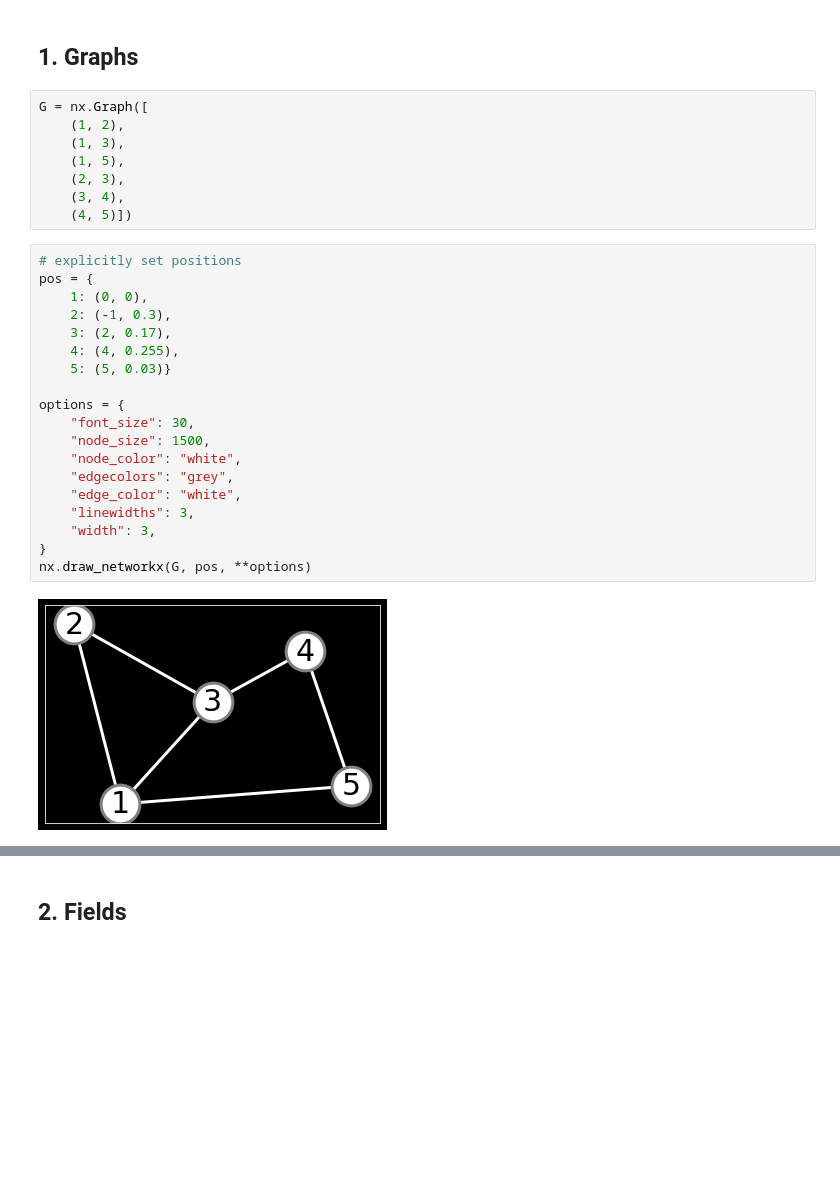
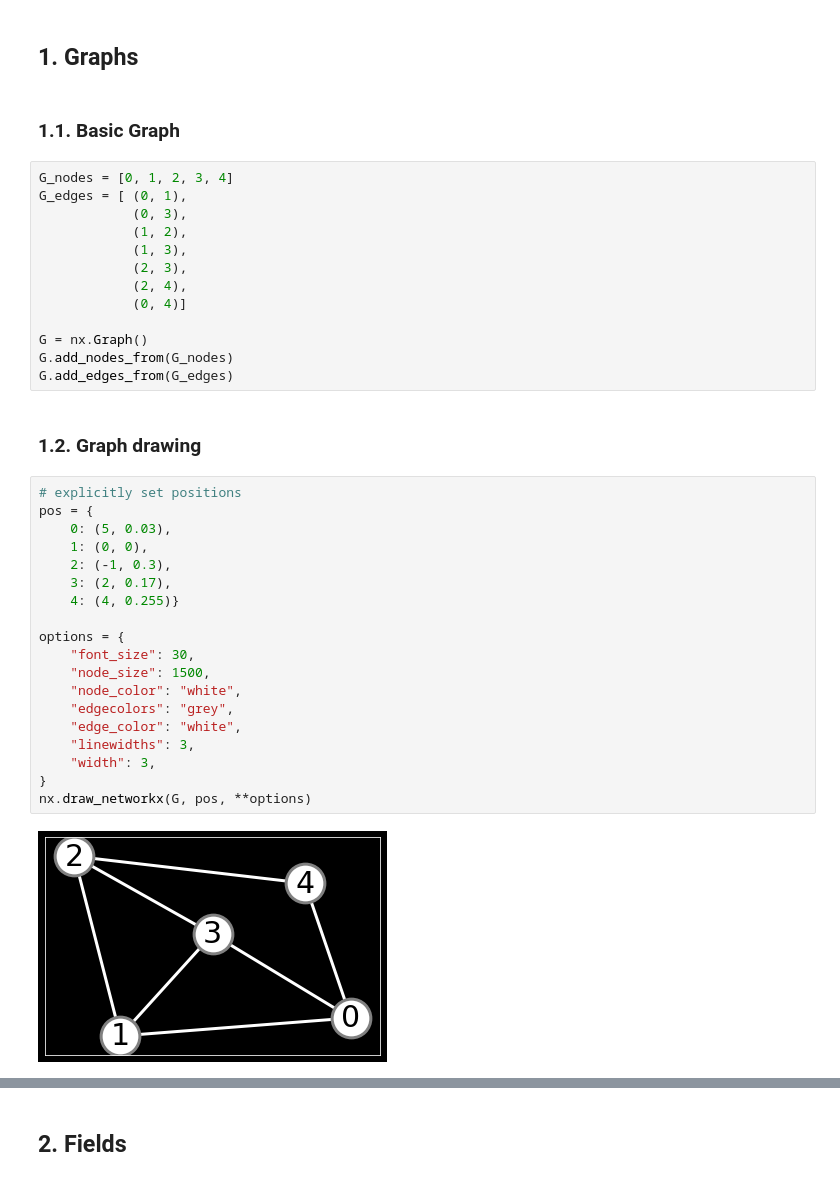
Before and after one commit to DiederikJilderda/earthy_workshops, a Jupyter notebook: notebooks/w3_graphs_fields.ipynb, the cells around one changed output, grey strips where cells are left out. Saved outputs shown, nothing was run; the diff lists cells and outputs as text; blank space fills up the shorter version.

```diff
--- a/notebooks/w3_graphs_fields.ipynb
+++ b/notebooks/w3_graphs_fields.ipynb
@@ -10,31 +13,40 @@ import topogenesis as tg
 # %% [markdown]
 ## 1. Graphs
-# %%
-G = nx.Graph([
-    (1, 2),
-    (1, 3),
-    (1, 5),
-    (2, 3),
-    (3, 4),
-    (4, 5)])
+# %% [markdown]
+### 1.1. Basic Graph
+# %%
+G_nodes = [0, 1, 2, 3, 4]
+G_edges = [ (0, 1),
+            (0, 3),
+            (1, 2),
+            (1, 3),
+            (2, 3),
+            (2, 4),
+            (0, 4)]
+
+G = nx.Graph()
+G.add_nodes_from(G_nodes)
+G.add_edges_from(G_edges)
+# %% [markdown]
+### 1.2. Graph drawing
 # %%
 # explicitly set positions
 pos = {
+    0: (5, 0.03),
     1: (0, 0),
     2: (-1, 0.3),
     3: (2, 0.17),
-    4: (4, 0.255),
-    5: (5, 0.03)}
+    4: (4, 0.255)}
 
 options = {
     "font_size": 30,
     "node_size": 1500,
     "node_color": "white",
     "edgecolors": "grey",
     "edge_color": "white",
     "linewidths": 3,
     "width": 3,
 }
 nx.draw_networkx(G, pos, **options)
 # %% [output]
-[figure, old version]
+[figure, new version]
```
Also changed, not shown: parts of 10 cells of this notebook.
